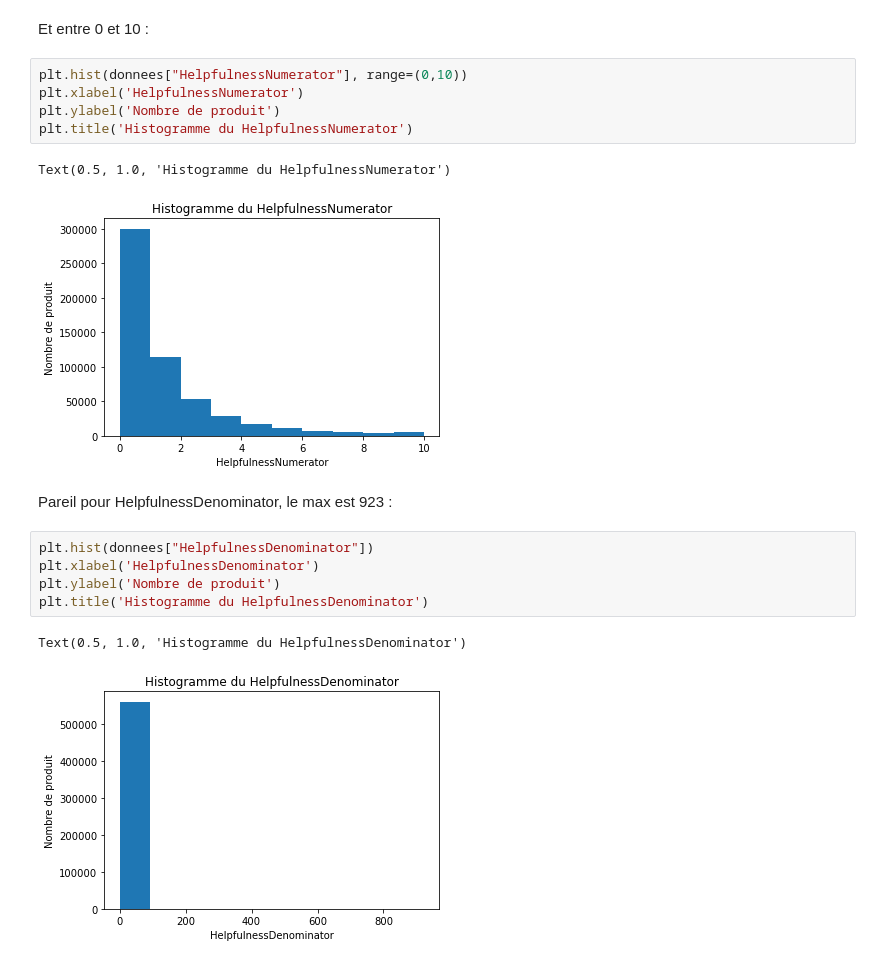
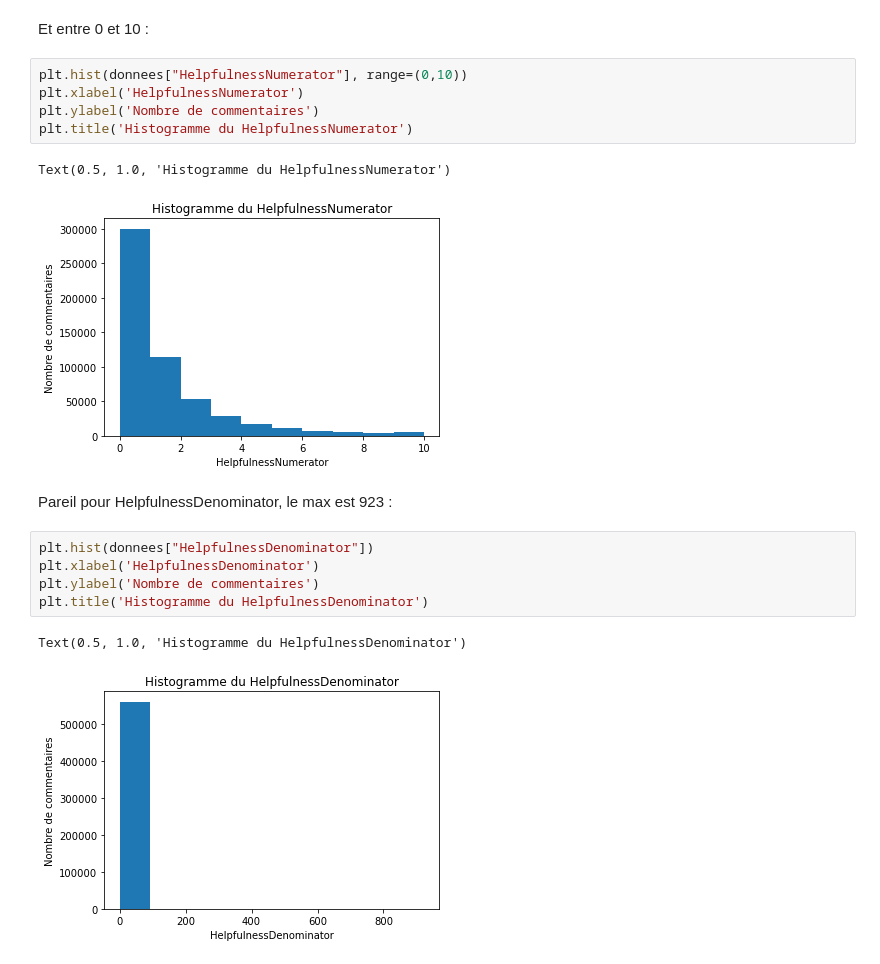
Before and after one commit to DwarfRam/SystemeIntelligentRecommendation, a Jupyter notebook: Statis_descriptives.ipynb, the cells around one changed output. Drawn from its saved outputs; the diff is of its cells as text.

```diff
--- a/Statis_descriptives.ipynb
+++ b/Statis_descriptives.ipynb
@@ -136,21 +133,21 @@ Et entre 0 et 10 :
 # %%
 plt.hist(donnees["HelpfulnessNumerator"], range=(0,10))
 plt.xlabel('HelpfulnessNumerator')
-plt.ylabel('Nombre de produit')
+plt.ylabel('Nombre de commentaires')
 plt.title('Histogramme du HelpfulnessNumerator')
 # %% [output]
 Text(0.5, 1.0, 'Histogramme du HelpfulnessNumerator')
-[figure, old version]
+[figure, new version]
 # %% [markdown]
 Pareil pour HelpfulnessDenominator, le max est 923 :
 # %%
 plt.hist(donnees["HelpfulnessDenominator"])
 plt.xlabel('HelpfulnessDenominator')
-plt.ylabel('Nombre de produit')
+plt.ylabel('Nombre de commentaires')
 plt.title('Histogramme du HelpfulnessDenominator')
 # %% [output]
 Text(0.5, 1.0, 'Histogramme du HelpfulnessDenominator')
-[figure, old version]
+[figure, new version]
 # %%
 plt.hist(donnees["HelpfulnessDenominator"], range=(0,100))
 plt.xlabel('HelpfulnessDenominator')
```
Also changed, not shown: parts of 7 cells of this notebook.
